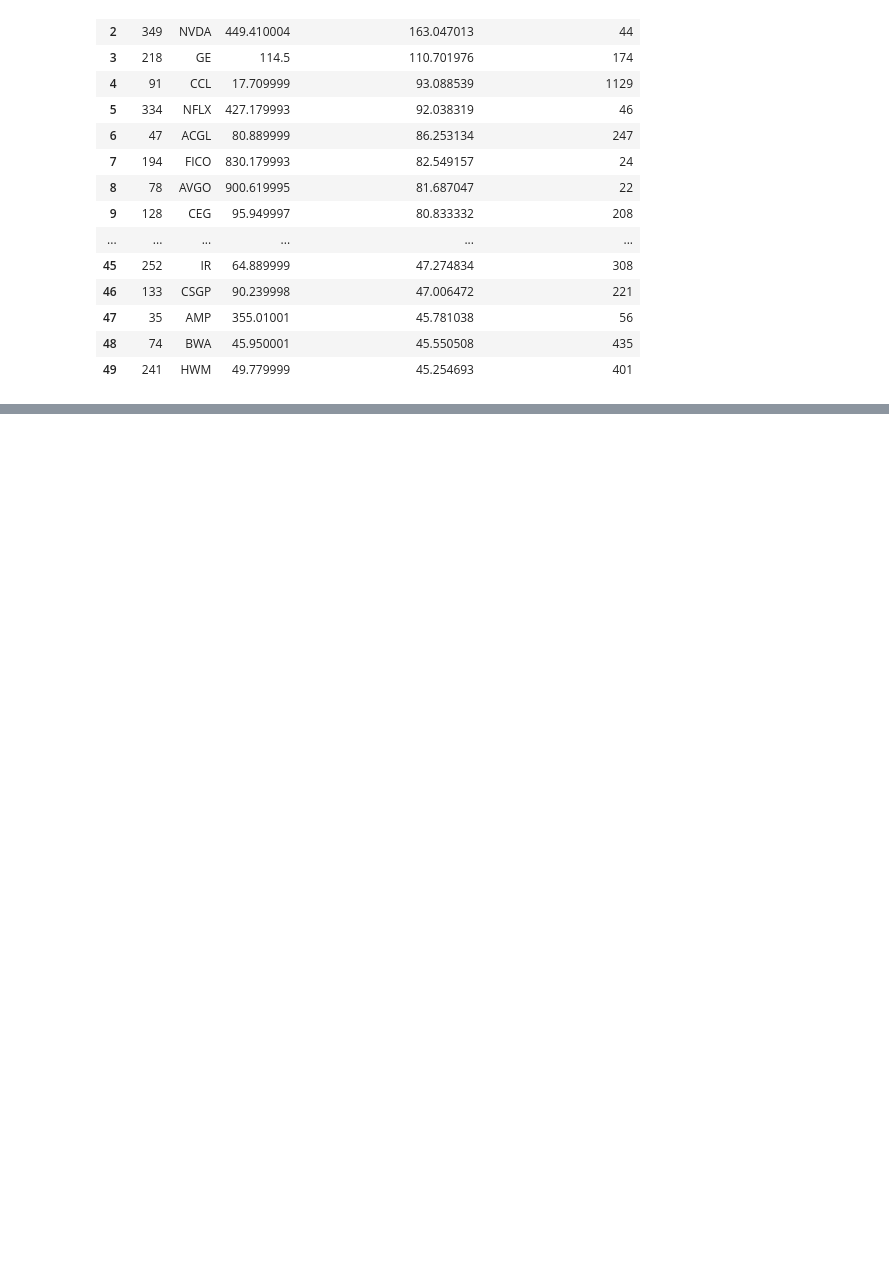
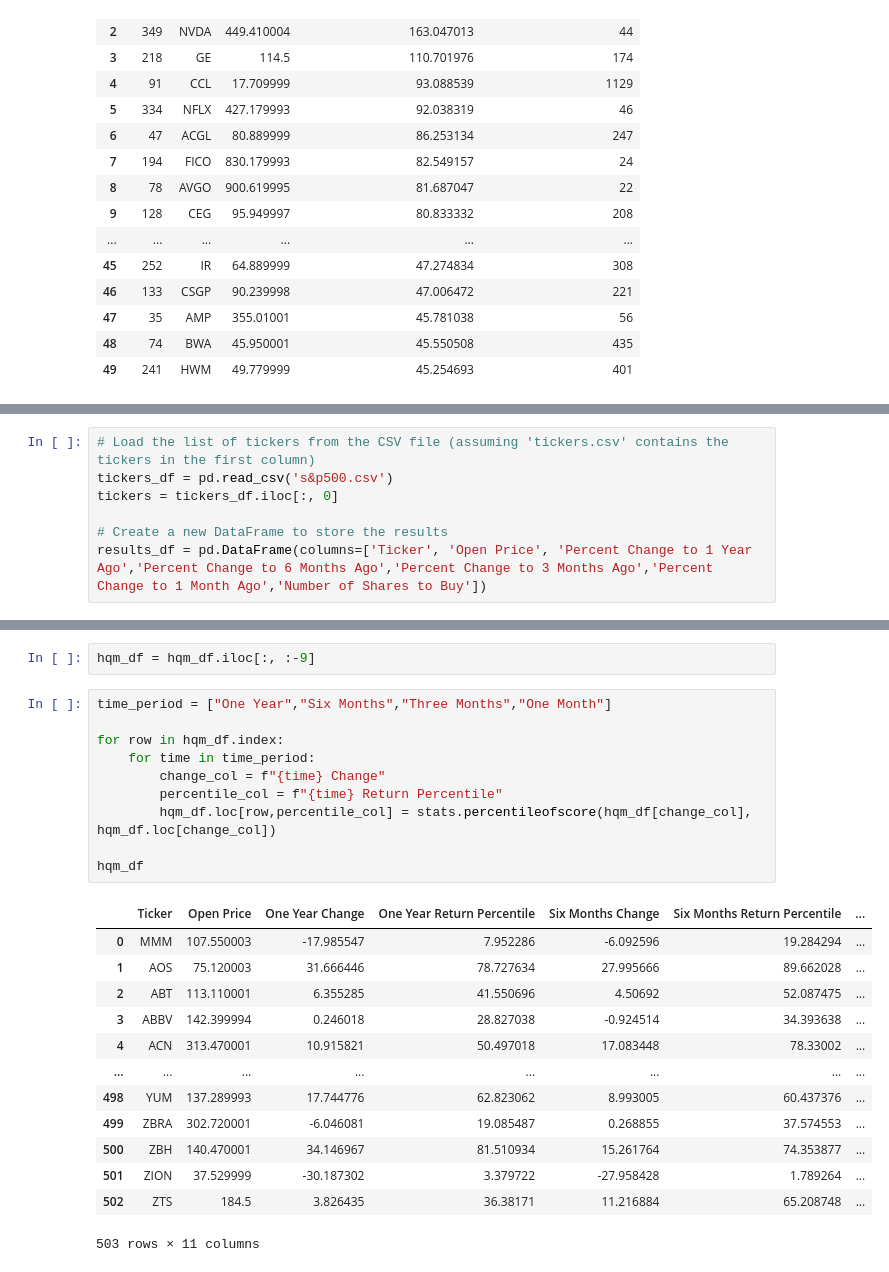
Before and after one commit to Goureesh-20/Quantitative-Momentum-Stratergy, a Jupyter notebook: QMStratergy.ipynb, the cells around one changed output, grey strips where cells are left out. Cells and saved outputs as stored; diff of their text form; blank space fills up the shorter version.

```diff
--- a/QMStratergy.ipynb
+++ b/QMStratergy.ipynb
@@ -134,0 +165,7 @@ results_df1
+# %%
+# Load the list of tickers from the CSV file (assuming 'tickers.csv' contains the tickers in the first column)
+tickers_df = pd.read_csv('s&p500.csv')
+tickers = tickers_df.iloc[:, 0]
+
+# Create a new DataFrame to store the results
+results_df = pd.DataFrame(columns=['Ticker', 'Open Price', 'Percent Change to 1 Year Ago','Percent Change to 6 Months Ago','Percent Change to 3 Months Ago','Percent Change to 1 Month Ago','Number of Shares to Buy'])
@@ -134,0 +225,26 @@ results_df1
+# %%
+hqm_df = hqm_df.iloc[:, :-9]
+# %%
+time_period = ["One Year","Six Months","Three Months","One Month"]
+
+for row in hqm_df.index:
+    for time in time_period:
+        change_col = f"{time} Change"
+        percentile_col = f"{time} Return Percentile"
+        hqm_df.loc[row,percentile_col] = stats.percentileofscore(hqm_df[change_col], hqm_df.loc[change_col])
+
+hqm_df
+# %% [output]
+|  | Ticker | Open Price | One Year Change | One Year Return Percentile | Six Months Change | Six Months Return Percentile | ... |
+| 0 | MMM | 107.550003 | -17.985547 | 7.952286 | -6.092596 | 19.284294 | ... |
+| 1 | AOS | 75.120003 | 31.666446 | 78.727634 | 27.995666 | 89.662028 | ... |
+| 2 | ABT | 113.110001 | 6.355285 | 41.550696 | 4.50692 | 52.087475 | ... |
+| 3 | ABBV | 142.399994 | 0.246018 | 28.827038 | -0.924514 | 34.393638 | ... |
+| 4 | ACN | 313.470001 | 10.915821 | 50.497018 | 17.083448 | 78.33002 | ... |
+| ... | ... | ... | ... | ... | ... | ... | ... |
+| 498 | YUM | 137.289993 | 17.744776 | 62.823062 | 8.993005 | 60.437376 | ... |
+| 499 | ZBRA | 302.720001 | -6.046081 | 19.085487 | 0.268855 | 37.574553 | ... |
+| 500 | ZBH | 140.470001 | 34.146967 | 81.510934 | 15.261764 | 74.353877 | ... |
+| 501 | ZION | 37.529999 | -30.187302 | 3.379722 | -27.958428 | 1.789264 | ... |
+| 502 | ZTS | 184.5 | 3.826435 | 36.38171 | 11.216884 | 65.208748 | ... |
+503 rows × 11 columns
```
Also changed, not shown: parts of 9 cells of this notebook.
